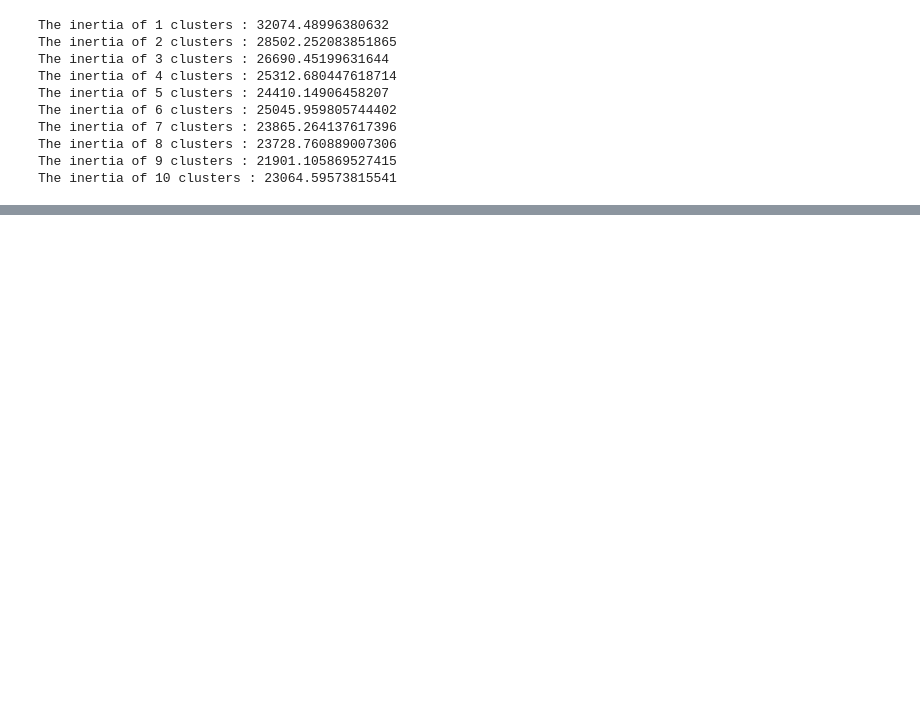
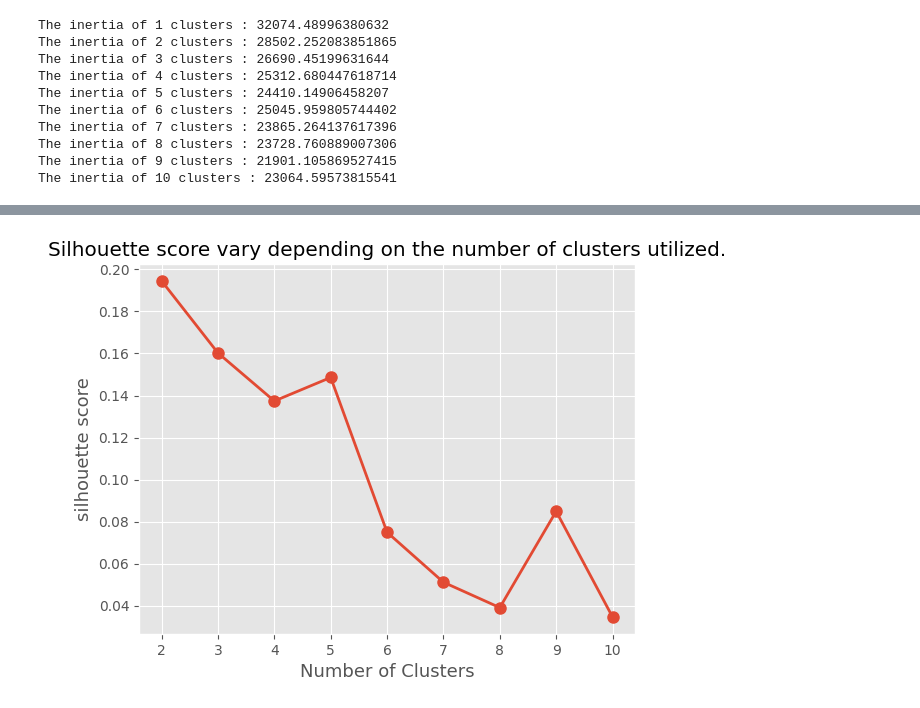
Before and after one commit to pudyasta/penambangan-data, a Jupyter notebook: Penambangan_Data_Pertemuan_6_Pudyasta_Satria.ipynb, the cells around one changed output, grey strips where cells are left out. Saved outputs shown, nothing was run; the diff lists cells and outputs as text; code cells hidden in the pictures; blank space fills up the shorter version.

```diff
--- a/Penambangan_Data_Pertemuan_6_Pudyasta_Satria.ipynb
+++ b/Penambangan_Data_Pertemuan_6_Pudyasta_Satria.ipynb
@@ -343,0 +350,9 @@ The inertia of 10 clusters : 23064.59573815541
+# %%
+from sklearn.metrics import silhouette_samples, silhouette_score
+sh_list = []
+for num_clusters in range(2, 11):
+    kmedoids = KMedoids(n_clusters=num_clusters)
+    cluster_labels = kmedoids.fit_predict(X_new)
+    score = silhouette_score(X_new, cluster_labels)
+    sh_list.append(score)
+    print("For n_clusters = {}, silhouette score is {})".format(num_clusters, score))
@@ -343,0 +369,8 @@ The inertia of 10 clusters : 23064.59573815541
+# %%
+plt.plot(range(2,11),sh_list, marker='o', linewidth=2, markersize=8)
+plt.xlabel("Number of Clusters", size=13)
+plt.ylabel("silhouette score", size=13)
+plt.title("Silhouette score vary depending on the number of clusters utilized.")
+plt.show()
+# %% [output]
+[figure, added]
```
Also changed, not shown: parts of 15 cells of this notebook.
